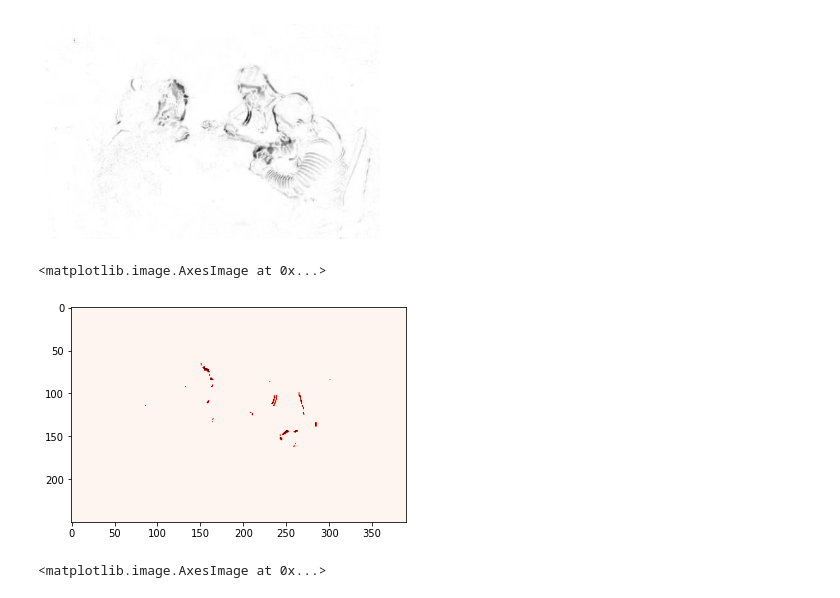
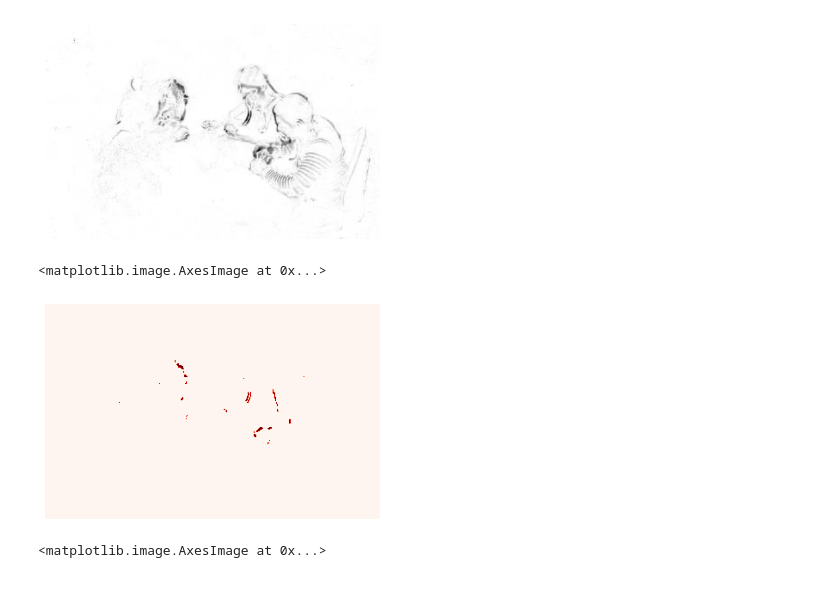
Before and after one commit to fraza0/nonverbal_communication_analysis, a Jupyter notebook: nonverbal_communication_analysis/m6_Visualization/Report_Images.ipynb, the cells around one changed output. Cells and saved outputs as stored; diff of their text form; code cells hidden in the pictures.

Commit message:
report images

```diff
--- a/nonverbal_communication_analysis/m6_Visualization/Report_Images.ipynb
+++ b/nonverbal_communication_analysis/m6_Visualization/Report_Images.ipynb
@@ -41,11 +41,11 @@ plt.imshow(gs_frame_diff, cmap='binary')
 [figure]
 # %%
 _, threshold_frame_diff = cv2.threshold(gs_frame_diff,127,1,cv2.THRESH_BINARY)
-plt.axi
-plt.imshow(activity_frame, cmap=plt.cm.Reds)
+plt.axis('off')
+plt.imshow(threshold_frame_diff, cmap=plt.cm.Reds)
 # %% [output]
 <matplotlib.image.AxesImage at 0x...>
-[figure, old version]
+[figure, new version]
 # %%
 plt.axis('off')
 plt.imshow(cv2.cvtColor(f0, cv2.COLOR_BGR2RGB))
```
Also changed, not shown: parts of 5 cells of this notebook.
